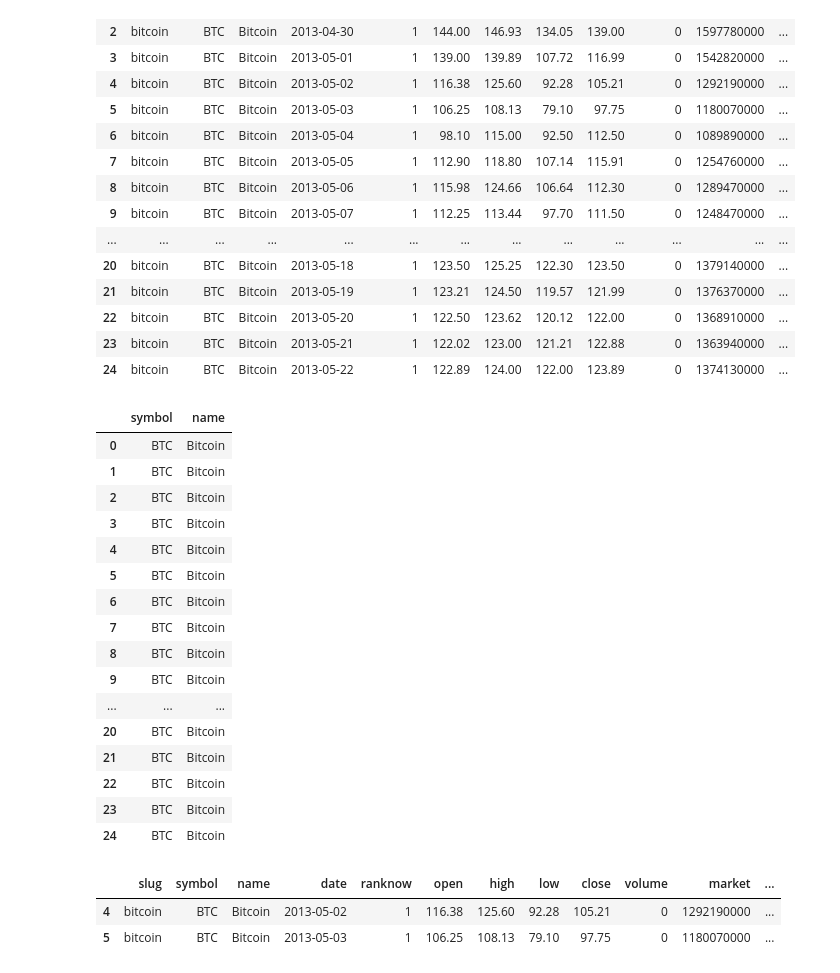
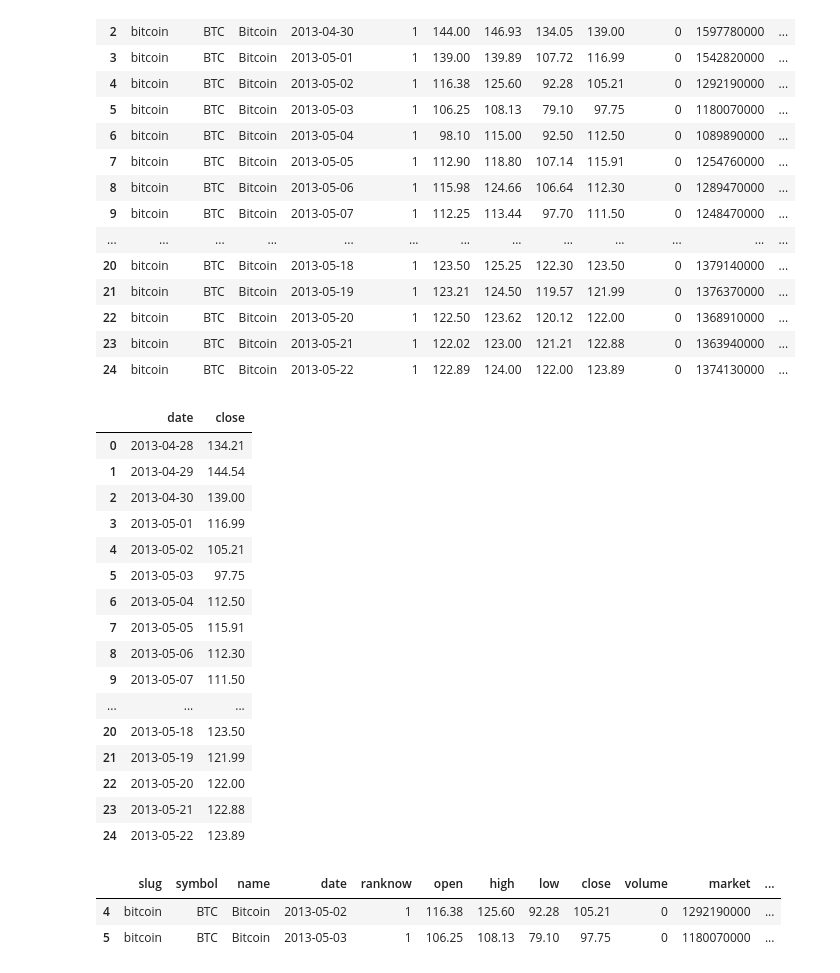
Before and after one commit to JustinNoel1/ML-Course, a Jupyter notebook: exercise-sessions/Session-10/Session-10.ipynb, the cells around one changed output. Drawn from its saved outputs; the diff is of its cells as text; code cells hidden in the pictures.

```diff
--- a/exercise-sessions/Session-10/Session-10.ipynb
+++ b/exercise-sessions/Session-10/Session-10.ipynb
@@ -461,26 +461,26 @@ small_df
 | 22 | bitcoin | BTC | Bitcoin | 2013-05-20 | 1 | 122.50 | 123.62 | 120.12 | 122.00 | 0 | 1368910000 | ... |
 | 23 | bitcoin | BTC | Bitcoin | 2013-05-21 | 1 | 122.02 | 123.00 | 121.21 | 122.88 | 0 | 1363940000 | ... |
 | 24 | bitcoin | BTC | Bitcoin | 2013-05-22 | 1 | 122.89 | 124.00 | 122.00 | 123.89 | 0 | 1374130000 | ... |
-# %%
-small_df[['symbol','name']]
-# %% [output]
-|  | symbol | name |
-| 0 | BTC | Bitcoin |
-| 1 | BTC | Bitcoin |
-| 2 | BTC | Bitcoin |
-| 3 | BTC | Bitcoin |
-| 4 | BTC | Bitcoin |
-| 5 | BTC | Bitcoin |
-| 6 | BTC | Bitcoin |
-| 7 | BTC | Bitcoin |
-| 8 | BTC | Bitcoin |
-| 9 | BTC | Bitcoin |
-| ... | ... | ... |
-| 20 | BTC | Bitcoin |
-| 21 | BTC | Bitcoin |
-| 22 | BTC | Bitcoin |
-| 23 | BTC | Bitcoin |
-| 24 | BTC | Bitcoin |
+# %%
+small_df[['date', 'close']]
+# %% [output]
+|  | date | close |
+| 0 | 2013-04-28 | 134.21 |
+| 1 | 2013-04-29 | 144.54 |
+| 2 | 2013-04-30 | 139.00 |
+| 3 | 2013-05-01 | 116.99 |
+| 4 | 2013-05-02 | 105.21 |
+| 5 | 2013-05-03 | 97.75 |
+| 6 | 2013-05-04 | 112.50 |
+| 7 | 2013-05-05 | 115.91 |
+| 8 | 2013-05-06 | 112.30 |
+| 9 | 2013-05-07 | 111.50 |
+| ... | ... | ... |
+| 20 | 2013-05-18 | 123.50 |
+| 21 | 2013-05-19 | 121.99 |
+| 22 | 2013-05-20 | 122.00 |
+| 23 | 2013-05-21 | 122.88 |
+| 24 | 2013-05-22 | 123.89 |
 # %%
 small_df[4:6]
 # %% [output]
```
Also changed, not shown: parts of 9 cells of this notebook, 1 other file.
